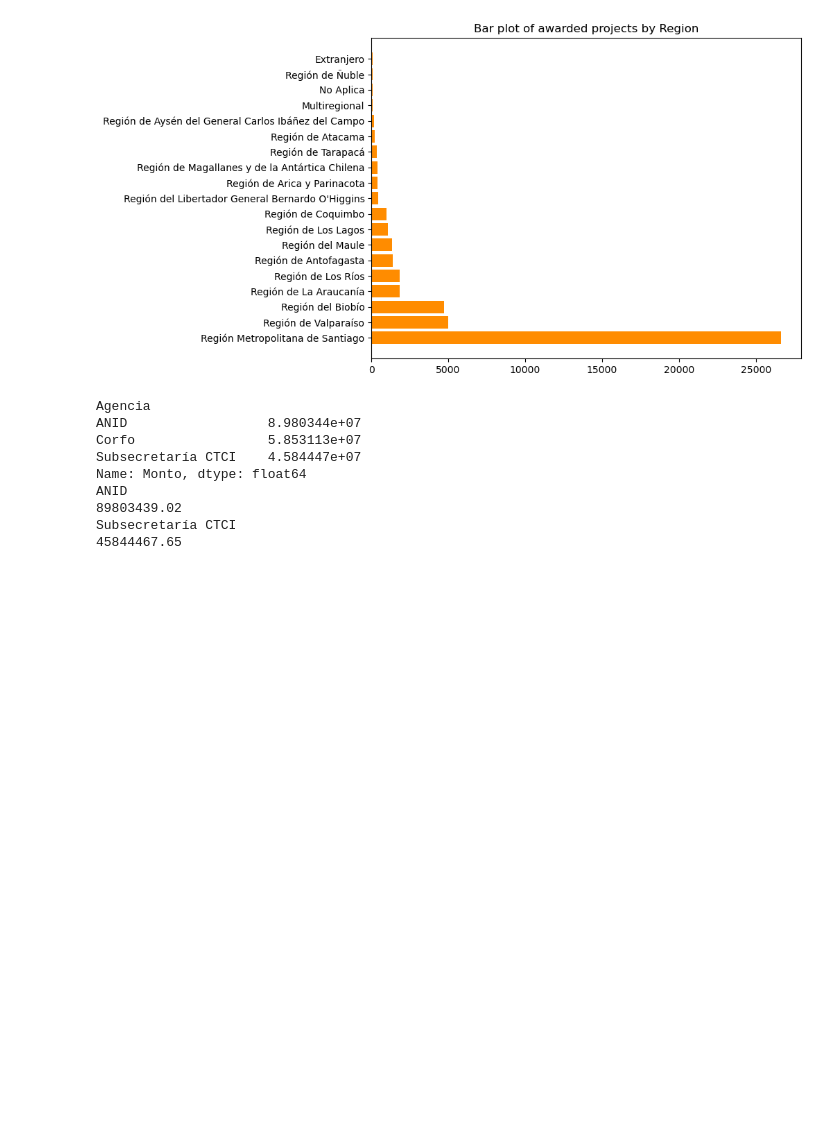
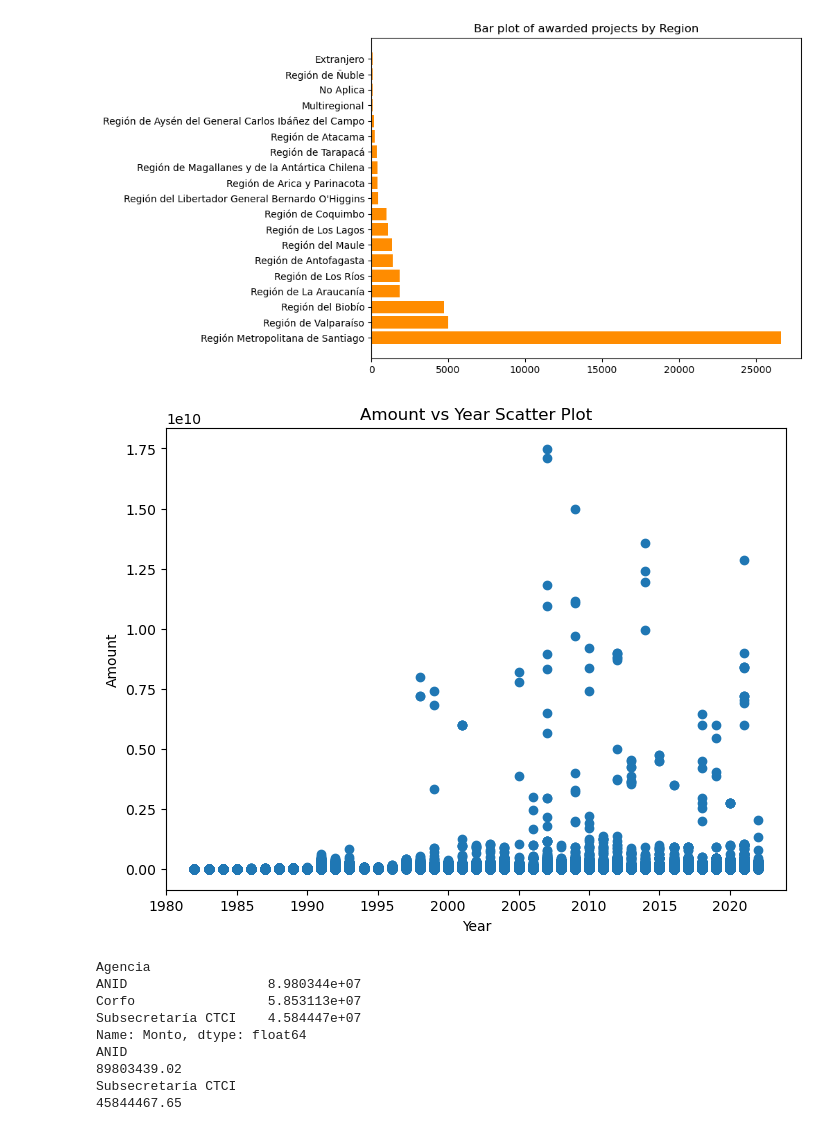
Before and after one commit to Claudio-AhumadaL/Science-and-Technology-in-Chile--State-funding-between-1982-and-2022, a Jupyter notebook: Science and Technology Projects - Funding Awarded by Chilean State between 1982 and 2022.ipynb, the cells around one changed output. Drawn from its saved outputs; the diff is of its cells as text; code cells hidden in the pictures; blank space fills up the shorter version.

Commit message:
Add scatter plot for amount vs year
Add scatterplot using plt.scatter() to get amount vs year

```diff
--- a/Science and Technology Projects - Funding Awarded by Chilean State between 1982 and 2022.ipynb
+++ b/Science and Technology Projects - Funding Awarded by Chilean State between 1982 and 2022.ipynb
@@ -259,6 +259,17 @@ plt.title("Bar plot of awarded projects by Region")
 plt.show()
 # %% [output]
 [figure]
+# %%
+# Scatterplot: Amount granted over time
+
+plt.figure(figsize=(8,6))
+plt.scatter(sf_data['Año'], sf_data['Monto'])
+plt.title('Amount vs Year Scatter Plot')
+plt.xlabel('Year')
+plt.ylabel('Amount')
+plt.show()
+# %% [output]
+[figure, added]
 # %%
 # Grouped table - State agencies and sub-agencies: Average amount granted by Agency and Sub-agency
 
```
